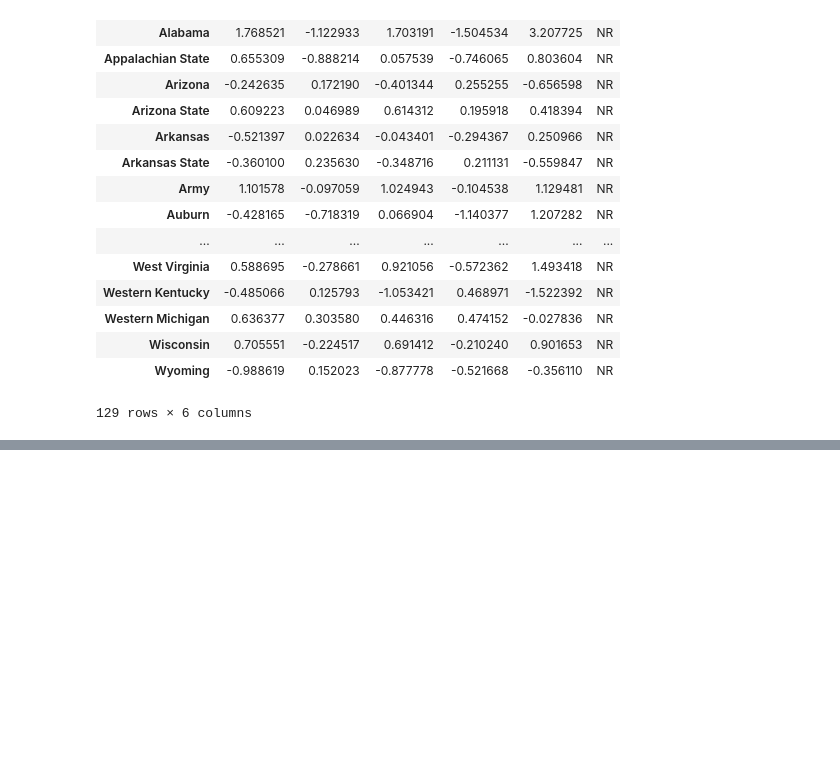
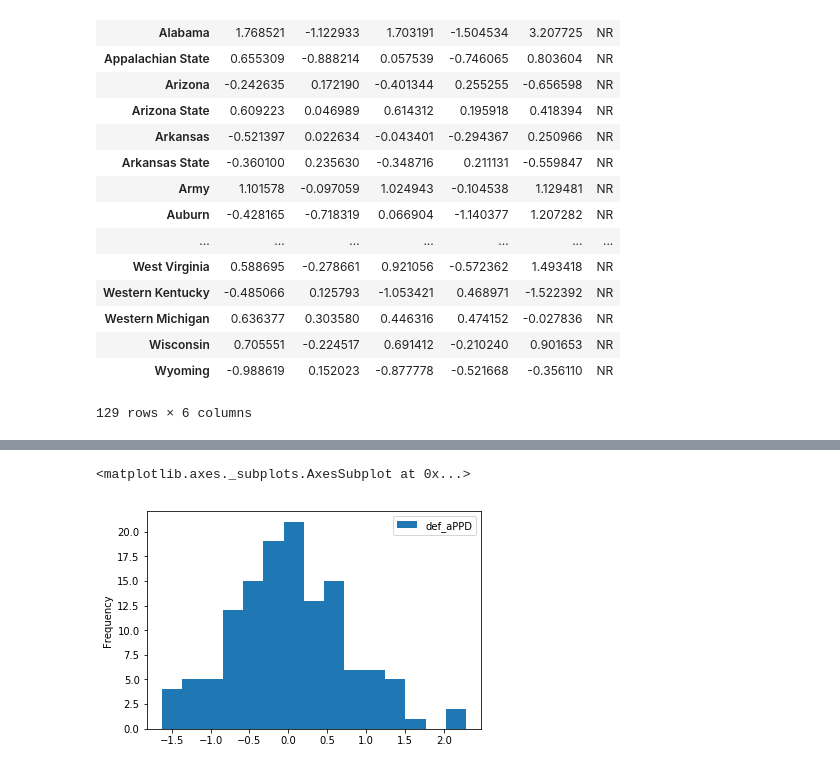
Before and after one commit to zaneddennis/CFB-Analytics, a Jupyter notebook: AdjustedDrives.ipynb, the cells around one changed output, grey strips where cells are left out. Drawn from its saved outputs; the diff is of its cells as text; code cells hidden in the pictures; blank space fills up the shorter version.

```diff
--- a/AdjustedDrives.ipynb
+++ b/AdjustedDrives.ipynb
@@ -385,0 +391,5 @@ teams_df.to_csv("Data/teams_aPPD.tsv", sep="\t")
+# %%
+teams_df[["def_aPPD"]].plot.hist(bins=15)
+# %% [output]
+<matplotlib.axes._subplots.AxesSubplot at 0x...>
+[figure, added]
```
Also changed, not shown: parts of 2 cells of this notebook, 4 other files.
